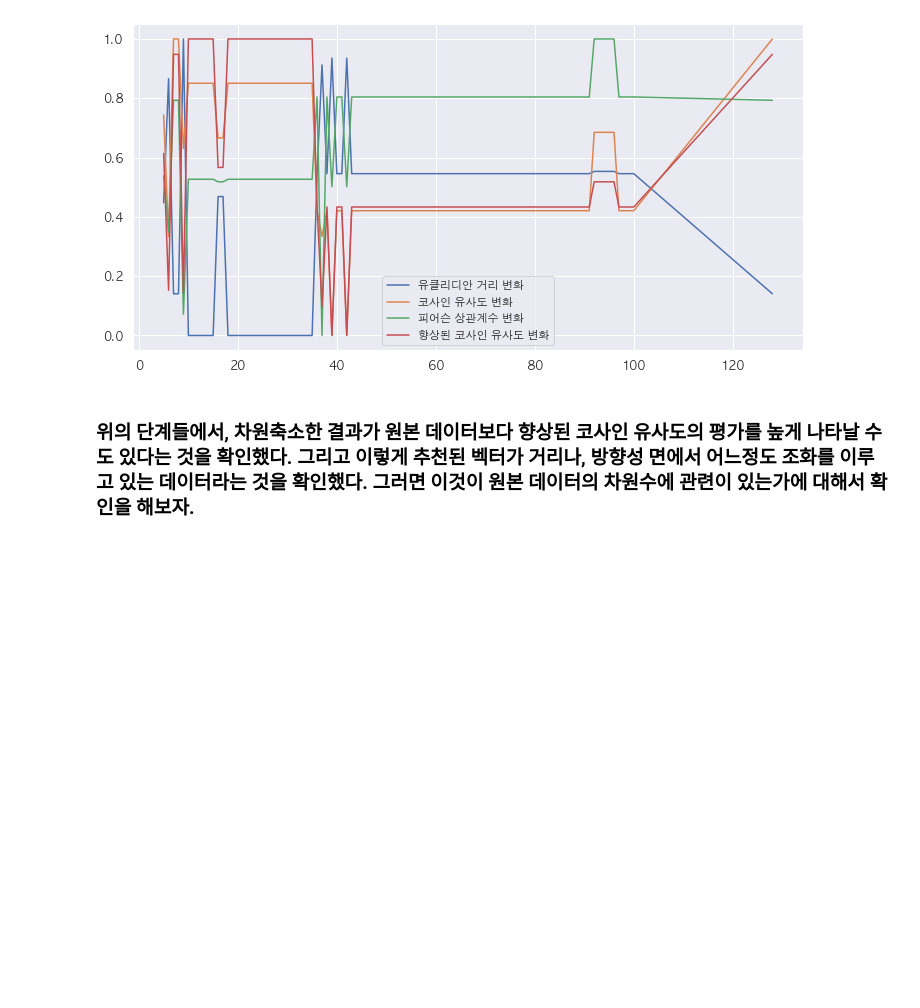
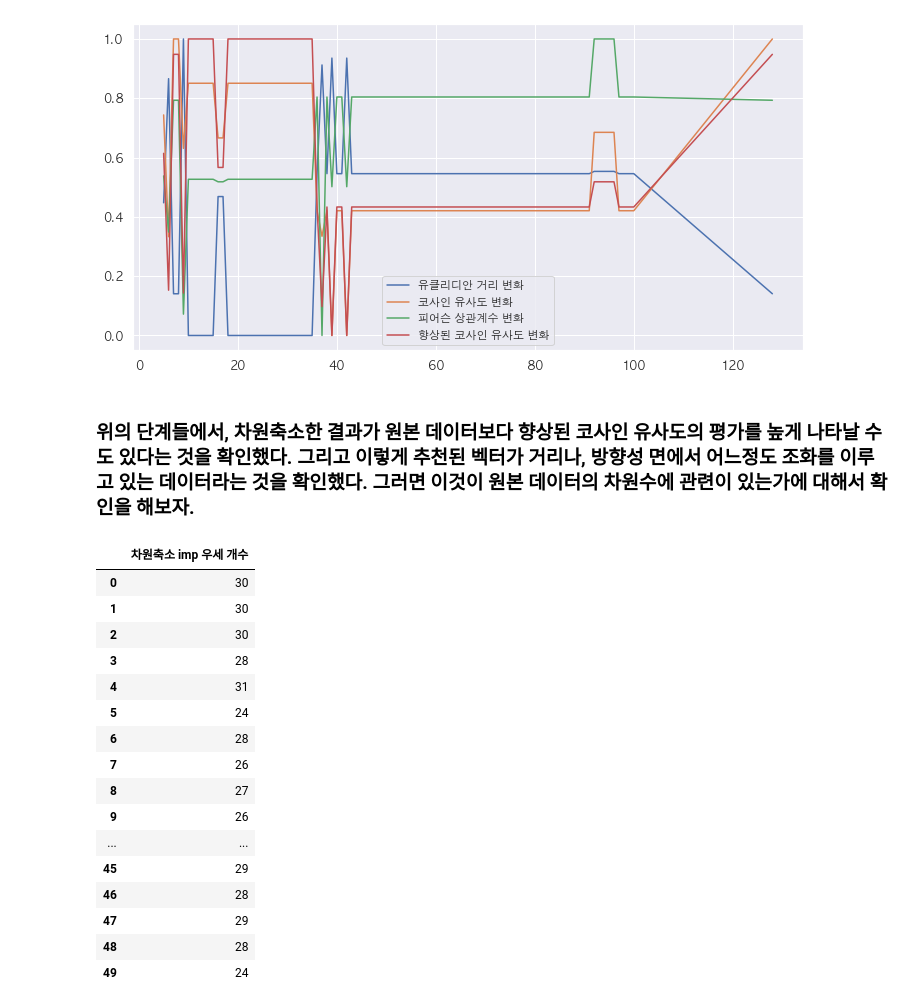
Before and after one commit to formegusto/contract-recommendation-system, a Jupyter notebook: pre-research/study-sim/Matrix Factorization Fit-Test.ipynb, the cells around one changed output. Saved outputs shown, nothing was run; the diff lists cells and outputs as text; code cells hidden in the pictures; blank space fills up the shorter version.

Commit message:
matrix factorization fit-test

```diff
--- a/pre-research/study-sim/Matrix Factorization Fit-Test.ipynb
+++ b/pre-research/study-sim/Matrix Factorization Fit-Test.ipynb
@@ -240,0 +310,21 @@ plt.legend()
+# %%
+test_96 = ex3_test(96, 96)
+test_96
+# %% [output]
+|  | 차원축소 imp 우세 개수 |
+| 0 | 30 |
+| 1 | 30 |
+| 2 | 30 |
+| 3 | 28 |
+| 4 | 31 |
+| 5 | 24 |
+| 6 | 28 |
+| 7 | 26 |
+| 8 | 27 |
+| 9 | 26 |
+| ... | ... |
+| 45 | 29 |
+| 46 | 28 |
+| 47 | 29 |
+| 48 | 28 |
+| 49 | 24 |
```
Also changed, not shown: parts of 6 cells of this notebook, 2 other files.
